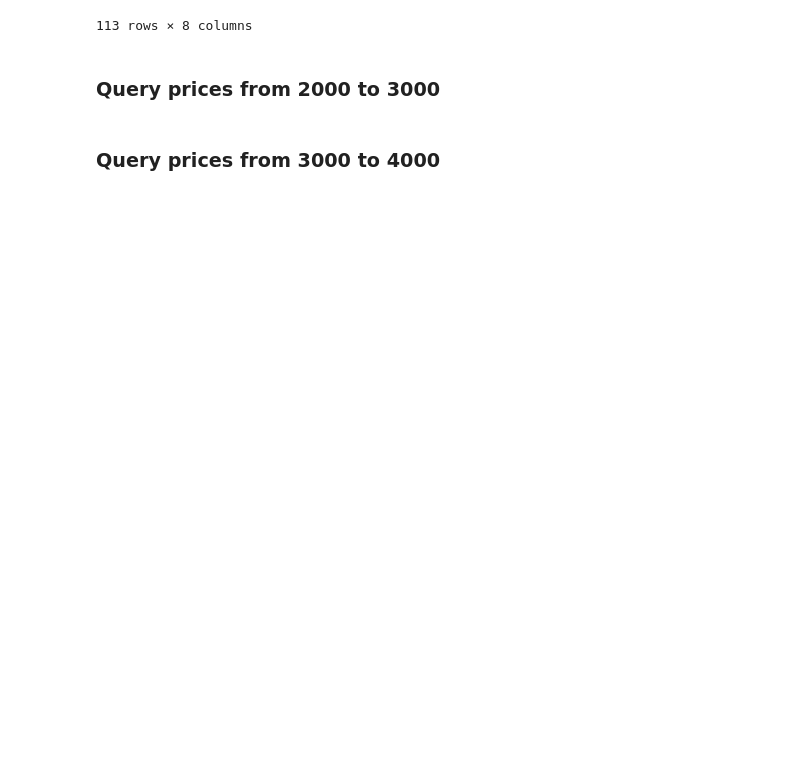
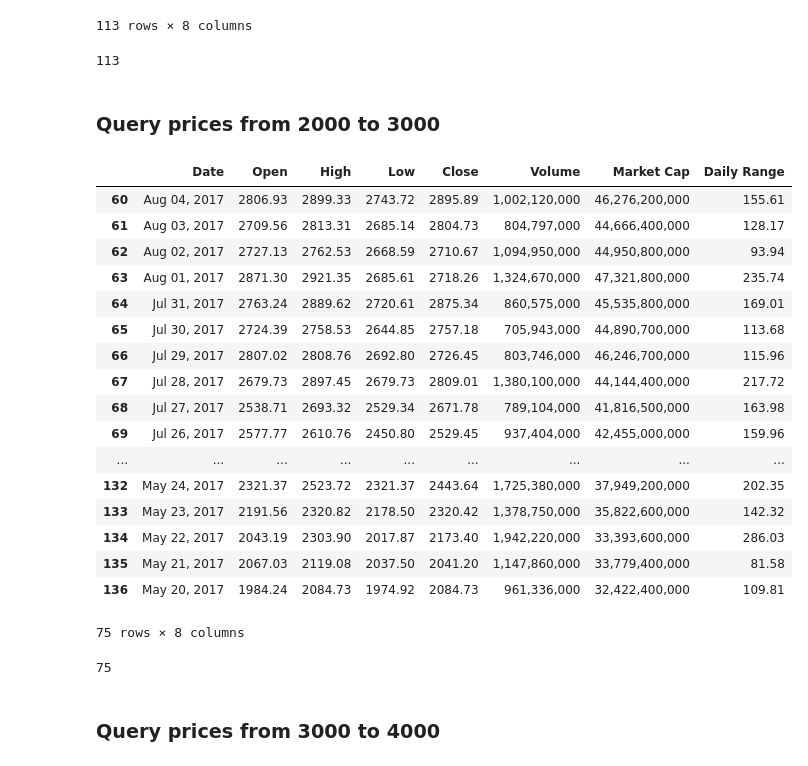
Before and after one commit to kayne10/Crypto-Pirates, a Jupyter notebook: pandas_scripts/BitcoinDataFraming.ipynb, the cells around one changed output. Cells and saved outputs as stored; diff of their text form; code cells hidden in the pictures; blank space fills up the shorter version.

```diff
--- a/pandas_scripts/BitcoinDataFraming.ipynb
+++ b/pandas_scripts/BitcoinDataFraming.ipynb
@@ -95,8 +122,40 @@ btc_iteration2
 | 1405 | Nov 28, 2013 | 1003.38 | 1077.56 | 962.17 | 1031.95 | - | 12,087,000,000 | 115.39 |
 | 1406 | Nov 27, 2013 | 923.85 | 1001.96 | 891.68 | 1001.96 | - | 11,124,900,000 | 110.28 |
 113 rows × 8 columns
+# %%
+num_days = len(btc_iteration2)
+num_days
+# %% [output]
+113
 # %% [markdown]
 ### Query prices from 2000 to 3000
+# %%
+btc_iteration3 = btc_df[(btc_df['Close']>2000) & (btc_df['Close']<3000)]
+btc_iteration3
+# %% [output]
+|  | Date | Open | High | Low | Close | Volume | Market Cap | Daily Range |
+| 60 | Aug 04, 2017 | 2806.93 | 2899.33 | 2743.72 | 2895.89 | 1,002,120,000 | 46,276,200,000 | 155.61 |
+| 61 | Aug 03, 2017 | 2709.56 | 2813.31 | 2685.14 | 2804.73 | 804,797,000 | 44,666,400,000 | 128.17 |
+| 62 | Aug 02, 2017 | 2727.13 | 2762.53 | 2668.59 | 2710.67 | 1,094,950,000 | 44,950,800,000 | 93.94 |
+| 63 | Aug 01, 2017 | 2871.30 | 2921.35 | 2685.61 | 2718.26 | 1,324,670,000 | 47,321,800,000 | 235.74 |
+| 64 | Jul 31, 2017 | 2763.24 | 2889.62 | 2720.61 | 2875.34 | 860,575,000 | 45,535,800,000 | 169.01 |
+| 65 | Jul 30, 2017 | 2724.39 | 2758.53 | 2644.85 | 2757.18 | 705,943,000 | 44,890,700,000 | 113.68 |
+| 66 | Jul 29, 2017 | 2807.02 | 2808.76 | 2692.80 | 2726.45 | 803,746,000 | 46,246,700,000 | 115.96 |
+| 67 | Jul 28, 2017 | 2679.73 | 2897.45 | 2679.73 | 2809.01 | 1,380,100,000 | 44,144,400,000 | 217.72 |
+| 68 | Jul 27, 2017 | 2538.71 | 2693.32 | 2529.34 | 2671.78 | 789,104,000 | 41,816,500,000 | 163.98 |
+| 69 | Jul 26, 2017 | 2577.77 | 2610.76 | 2450.80 | 2529.45 | 937,404,000 | 42,455,000,000 | 159.96 |
+| ... | ... | ... | ... | ... | ... | ... | ... | ... |
+| 132 | May 24, 2017 | 2321.37 | 2523.72 | 2321.37 | 2443.64 | 1,725,380,000 | 37,949,200,000 | 202.35 |
+| 133 | May 23, 2017 | 2191.56 | 2320.82 | 2178.50 | 2320.42 | 1,378,750,000 | 35,822,600,000 | 142.32 |
+| 134 | May 22, 2017 | 2043.19 | 2303.90 | 2017.87 | 2173.40 | 1,942,220,000 | 33,393,600,000 | 286.03 |
+| 135 | May 21, 2017 | 2067.03 | 2119.08 | 2037.50 | 2041.20 | 1,147,860,000 | 33,779,400,000 | 81.58 |
+| 136 | May 20, 2017 | 1984.24 | 2084.73 | 1974.92 | 2084.73 | 961,336,000 | 32,422,400,000 | 109.81 |
+75 rows × 8 columns
+# %%
+num_days = len(btc_iteration3)
+num_days
+# %% [output]
+75
 # %% [markdown]
 ### Query prices from 3000 to 4000
 # %%
```
Also changed, not shown: parts of 3 cells of this notebook, 1 other file.
